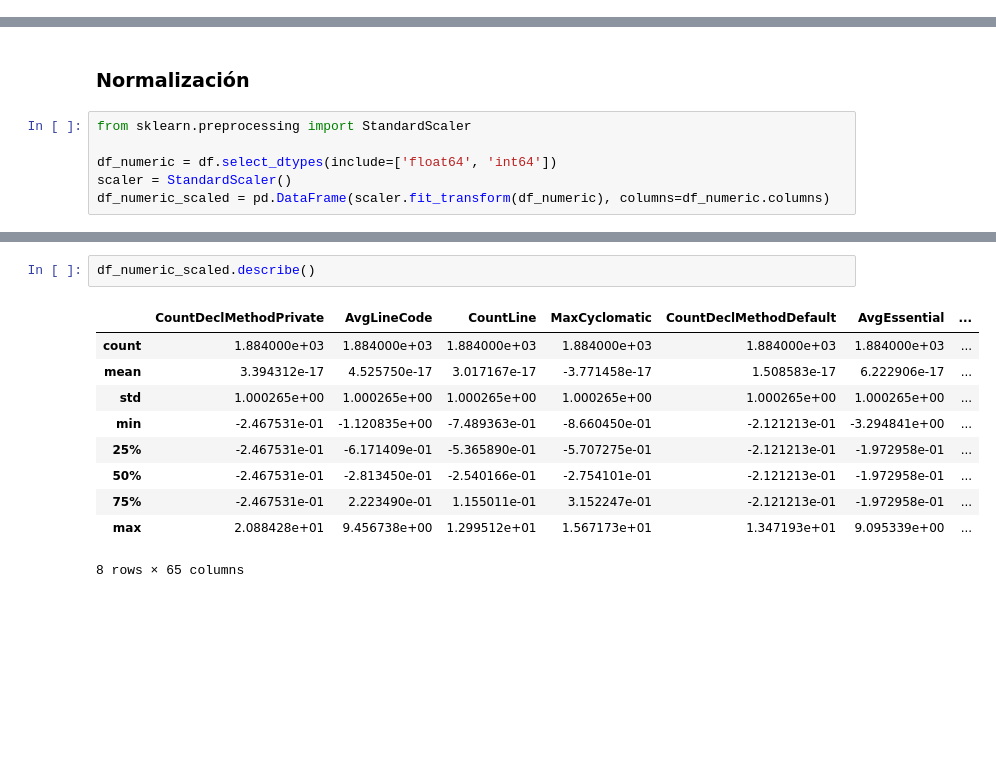
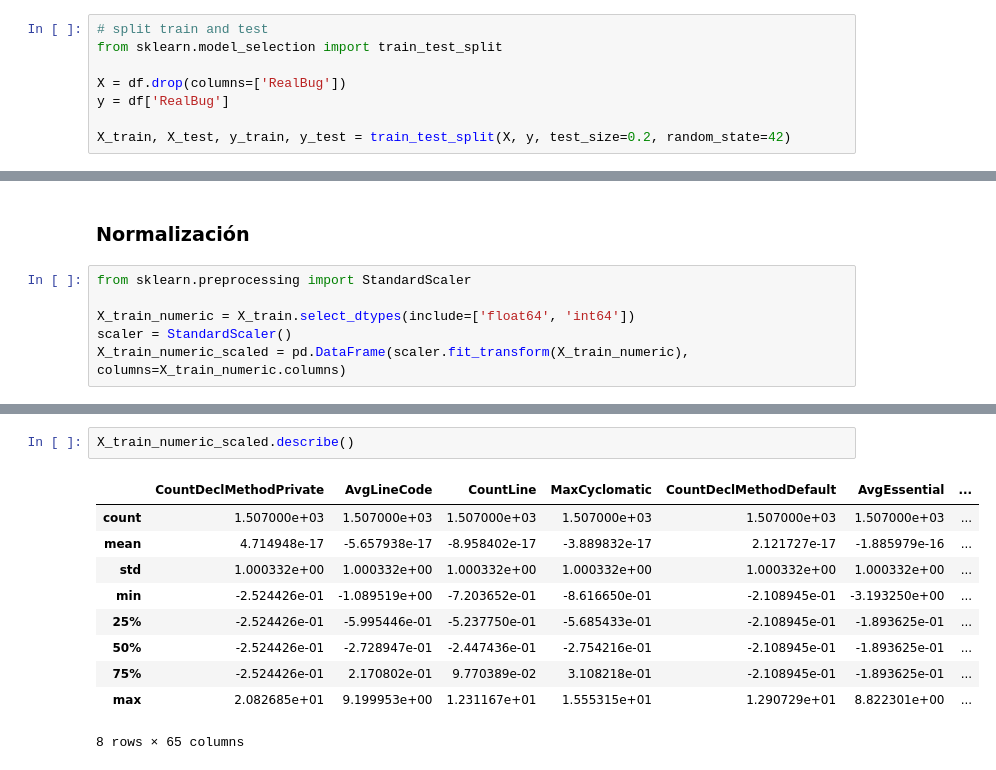
Before and after one commit to alvaldes/pred-err, a Jupyter notebook: Class Balance/JIRA/jira/activemq-5.0.0.ipynb, the cells around one changed output, grey strips where cells are left out. Cells and saved outputs as stored; diff of their text form; blank space fills up the shorter version.

```diff
--- a/Class Balance/JIRA/jira/activemq-5.0.0.ipynb
+++ b/Class Balance/JIRA/jira/activemq-5.0.0.ipynb
@@ -145,0 +149,8 @@ df.duplicated().sum()
+# %%
+# split train and test
+from sklearn.model_selection import train_test_split
+
+X = df.drop(columns=['RealBug'])
+y = df['RealBug']
+
+X_train, X_test, y_train, y_test = train_test_split(X, y, test_size=0.2, random_state=42)
@@ -148,7 +165,7 @@ df.duplicated().sum()
 # %%
 from sklearn.preprocessing import StandardScaler
 
-df_numeric = df.select_dtypes(include=['float64', 'int64'])
+X_train_numeric = X_train.select_dtypes(include=['float64', 'int64'])
 scaler = StandardScaler()
-df_numeric_scaled = pd.DataFrame(scaler.fit_transform(df_numeric), columns=df_numeric.columns)
+X_train_numeric_scaled = pd.DataFrame(scaler.fit_transform(X_train_numeric), columns=X_train_numeric.columns)
 # %%
@@ -173,17 +190,17 @@ plt.show()
 # %% [output]
 [figure]
 # %%
-df_numeric_scaled.describe()
+X_train_numeric_scaled.describe()
 # %% [output]
 |  | CountDeclMethodPrivate | AvgLineCode | CountLine | MaxCyclomatic | CountDeclMethodDefault | AvgEssential | ... |
-| count | 1.884000e+03 | 1.884000e+03 | 1.884000e+03 | 1.884000e+03 | 1.884000e+03 | 1.884000e+03 | ... |
-| mean | 3.394312e-17 | 4.525750e-17 | 3.017167e-17 | -3.771458e-17 | 1.508583e-17 | 6.222906e-17 | ... |
-| std | 1.000265e+00 | 1.000265e+00 | 1.000265e+00 | 1.000265e+00 | 1.000265e+00 | 1.000265e+00 | ... |
-| min | -2.467531e-01 | -1.120835e+00 | -7.489363e-01 | -8.660450e-01 | -2.121213e-01 | -3.294841e+00 | ... |
-| 25% | -2.467531e-01 | -6.171409e-01 | -5.365890e-01 | -5.707275e-01 | -2.121213e-01 | -1.972958e-01 | ... |
-| 50% | -2.467531e-01 | -2.813450e-01 | -2.540166e-01 | -2.754101e-01 | -2.121213e-01 | -1.972958e-01 | ... |
-| 75% | -2.467531e-01 | 2.223490e-01 | 1.155011e-01 | 3.152247e-01 | -2.121213e-01 | -1.972958e-01 | ... |
-| max | 2.088428e+01 | 9.456738e+00 | 1.299512e+01 | 1.567173e+01 | 1.347193e+01 | 9.095339e+00 | ... |
+| count | 1.507000e+03 | 1.507000e+03 | 1.507000e+03 | 1.507000e+03 | 1.507000e+03 | 1.507000e+03 | ... |
+| mean | 4.714948e-17 | -5.657938e-17 | -8.958402e-17 | -3.889832e-17 | 2.121727e-17 | -1.885979e-16 | ... |
+| std | 1.000332e+00 | 1.000332e+00 | 1.000332e+00 | 1.000332e+00 | 1.000332e+00 | 1.000332e+00 | ... |
+| min | -2.524426e-01 | -1.089519e+00 | -7.203652e-01 | -8.616650e-01 | -2.108945e-01 | -3.193250e+00 | ... |
+| 25% | -2.524426e-01 | -5.995446e-01 | -5.237750e-01 | -5.685433e-01 | -2.108945e-01 | -1.893625e-01 | ... |
+| 50% | -2.524426e-01 | -2.728947e-01 | -2.447436e-01 | -2.754216e-01 | -2.108945e-01 | -1.893625e-01 | ... |
+| 75% | -2.524426e-01 | 2.170802e-01 | 9.770389e-02 | 3.108218e-01 | -2.108945e-01 | -1.893625e-01 | ... |
+| max | 2.082685e+01 | 9.199953e+00 | 1.231167e+01 | 1.555315e+01 | 1.290729e+01 | 8.822301e+00 | ... |
 8 rows × 65 columns
 # %%
 plt.figure(figsize=(15, 10))
```
Also changed, not shown: parts of 8 cells of this notebook.
